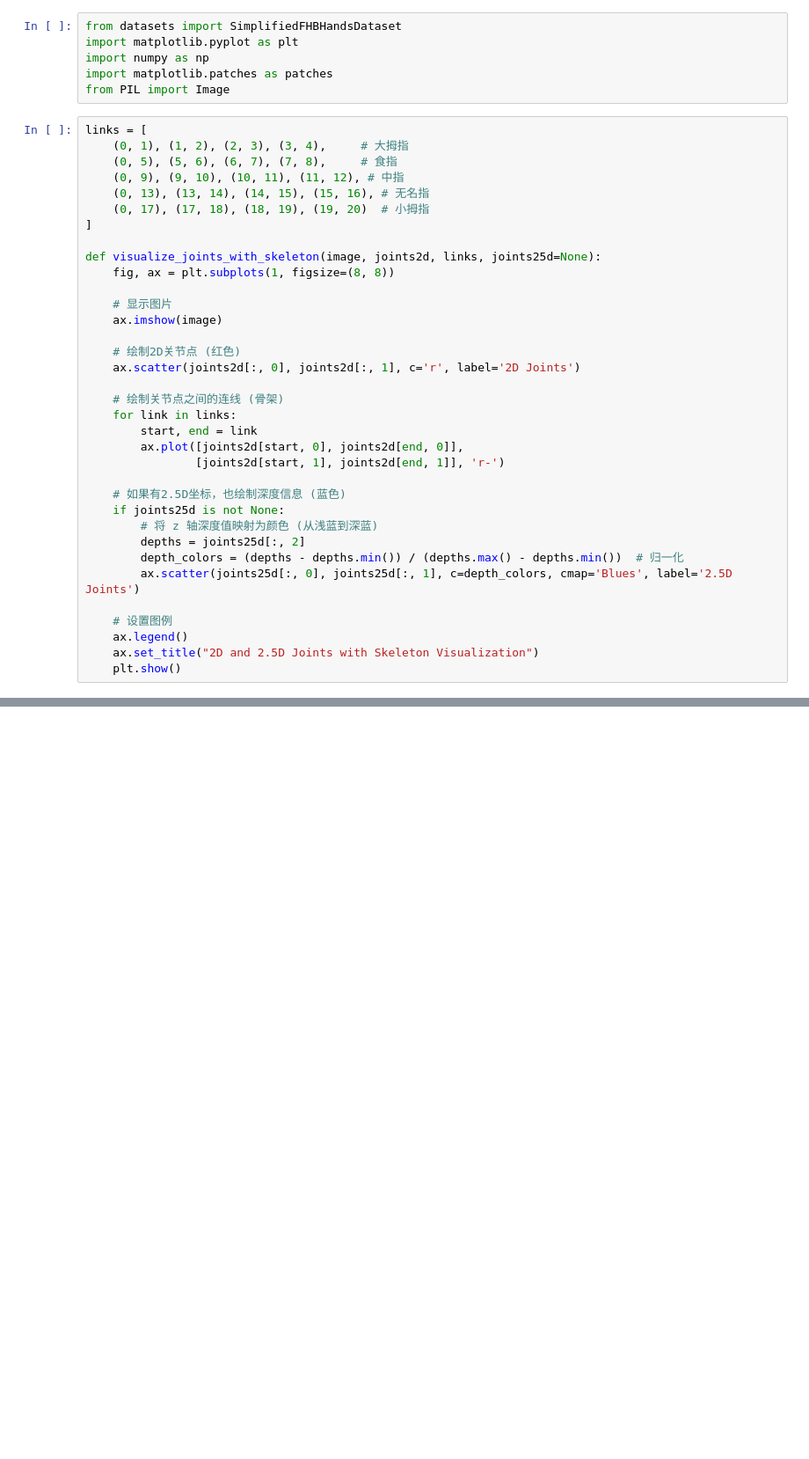
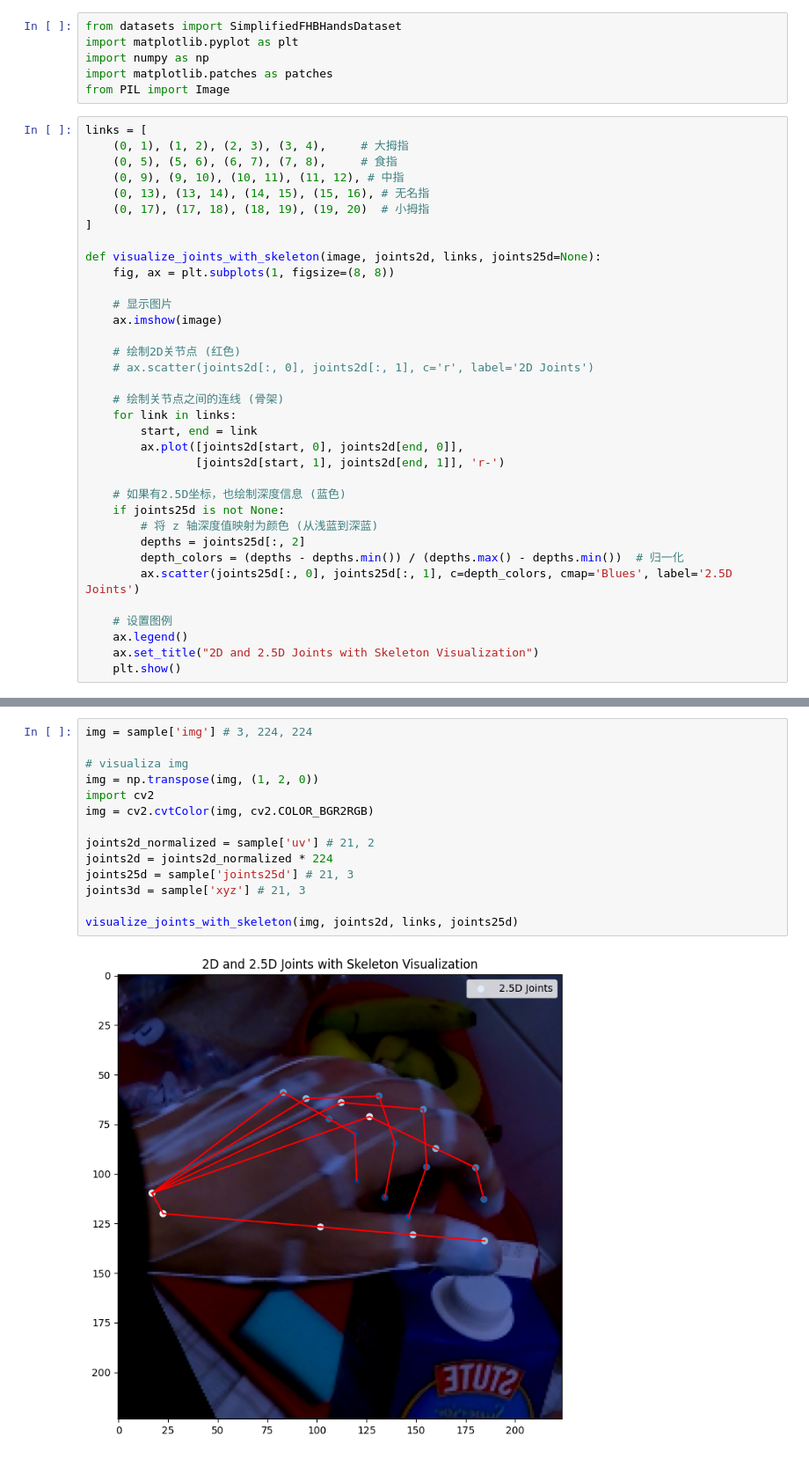
Before and after one commit to Yuli-yx/simpleHand, a Jupyter notebook: test_visualize.ipynb, the cells around one changed output, grey strips where cells are left out. Shown at 88% size. Saved outputs shown, nothing was run; the diff lists cells and outputs as text; blank space fills up the shorter version.

```diff
--- a/test_visualize.ipynb
+++ b/test_visualize.ipynb
@@ -20,7 +20,7 @@ def visualize_joints_with_skeleton(image, joints2d, links, joints25d=None):
     ax.imshow(image)
 
     # 绘制2D关节点 (红色)
-    ax.scatter(joints2d[:, 0], joints2d[:, 1], c='r', label='2D Joints')
+    # ax.scatter(joints2d[:, 0], joints2d[:, 1], c='r', label='2D Joints')
 
     # 绘制关节点之间的连线 (骨架)
     for link in links:
@@ -54,2 +52,18 @@ joints25d = sample['joints25d']
 52324
+# %%
+img = sample['img'] # 3, 224, 224
+
+# visualiza img
+img = np.transpose(img, (1, 2, 0))
+import cv2
+img = cv2.cvtColor(img, cv2.COLOR_BGR2RGB)
+
+joints2d_normalized = sample['uv'] # 21, 2
+joints2d = joints2d_normalized * 224
+joints25d = sample['joints25d'] # 21, 3
+joints3d = sample['xyz'] # 21, 3
+
+visualize_joints_with_skeleton(img, joints2d, links, joints25d)
+# %% [output]
+[figure, added]
 # %%
```
Also changed, not shown: parts of 3 cells of this notebook, 2 other files.
